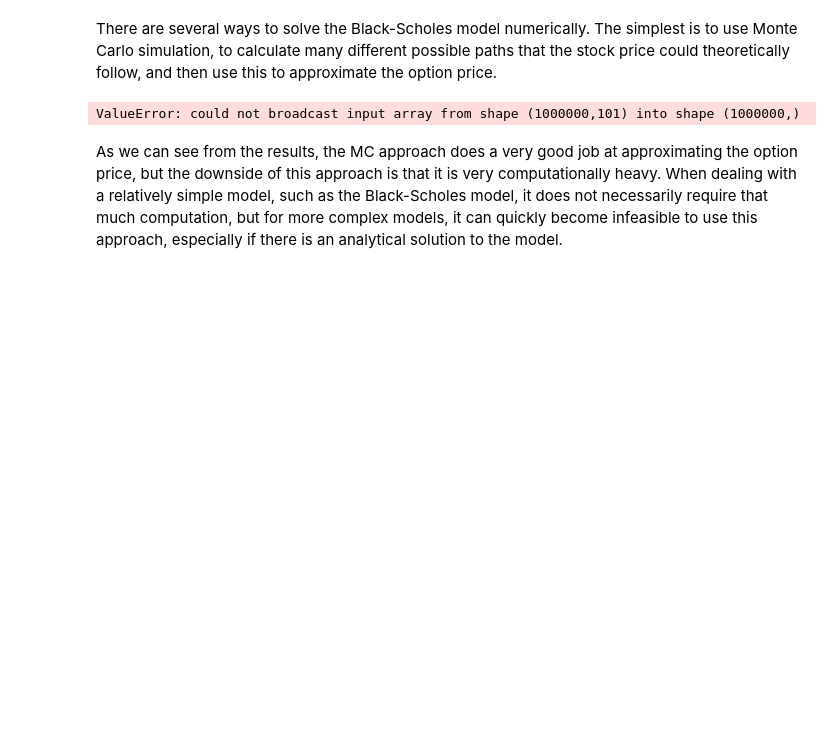
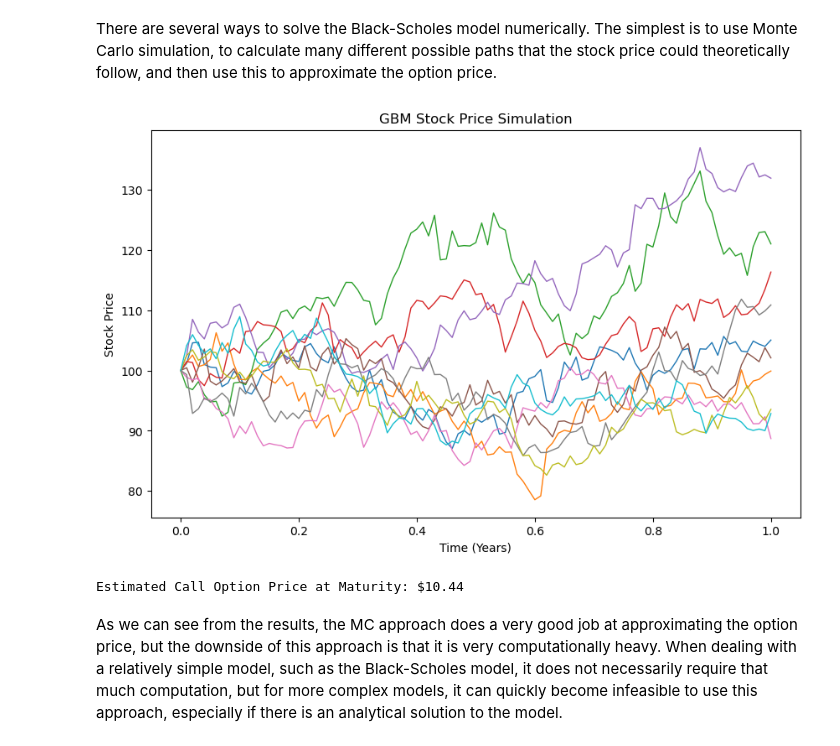
Before and after one commit to NumEconCopenhagen/projects-2024-victor, a Jupyter notebook: modelproject/modelproject.ipynb, the cells around one changed output. Cells and saved outputs as stored; diff of their text form; code cells hidden in the pictures; blank space fills up the shorter version.

```diff
--- a/modelproject/modelproject.ipynb
+++ b/modelproject/modelproject.ipynb
@@ -126,35 +126,36 @@ def calculate_call_option_price(S, K, r, T):
     option_price = np.mean(discounted_payoffs)
     return option_price
 
 # Parameters
 S0 = 100    # Initial stock price
 K = 100     # Strike price
 T = 1       # Time to maturity in years
 mu = 0.05   # Expected return (used for the drift term under real-world measure for simulation)
 r = 0.05    # Risk-free rate (used for discounting)
 sigma = 0.2 # Volatility
 dt = 0.01   # Time step
-N = 1000000    # Number of paths
+N = 100000    # Number of paths
 
 # Simulate stock price
 t, S = simulate_gbm(S0, T, mu, sigma, dt, N)
 
 # Calculate the call option price
 call_price = calculate_call_option_price(S, K, r, T)
 
 # Plot
 plt.figure(figsize=(10, 6))
 for i in range(min(10, N)):  # Plot some of the paths
     plt.plot(t, S[i, :], lw=1)
 plt.title('GBM Stock Price Simulation')
 plt.xlabel('Time (Years)')
 plt.ylabel('Stock Price')
 plt.show()
 
 # Print the estimated call option price
 print("Estimated Call Option Price at Maturity: ${:.2f}".format(call_price))
 # %% [output]
+[figure, added]
-ValueError: could not broadcast input array from shape (1000000,101) into shape (1000000,)
+Estimated Call Option Price at Maturity: $10.44
 # %% [markdown]
 As we can see from the results, the MC approach does a very good job at approximating the option price, but the downside of this approach is that it is very computationally heavy. When dealing with a relatively simple model, such as the Black-Scholes model, it does not necessarily require that much computation, but for more complex models, it can quickly become infeasible to use this approach, especially if there is an analytical solution to the model.
 # %%
```
Also changed, not shown: parts of 2 cells of this notebook, 5 other files.
